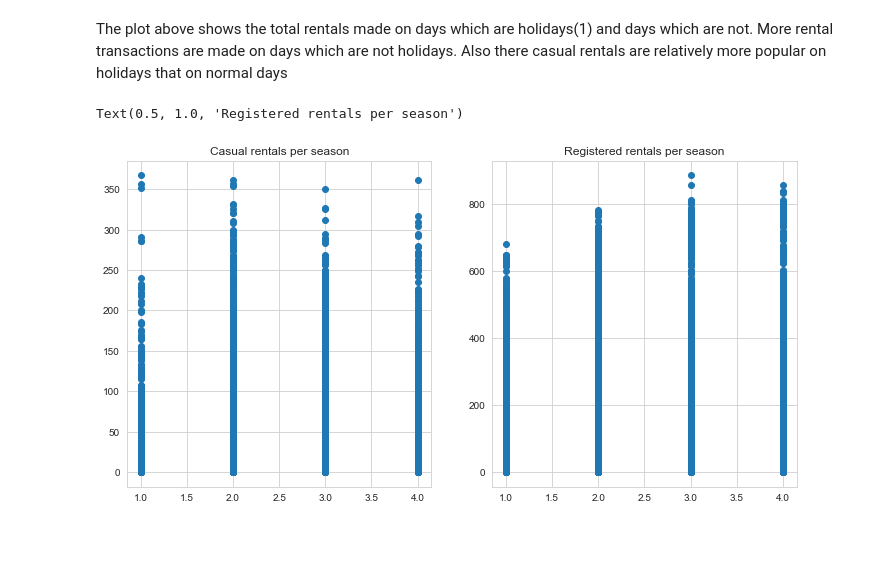
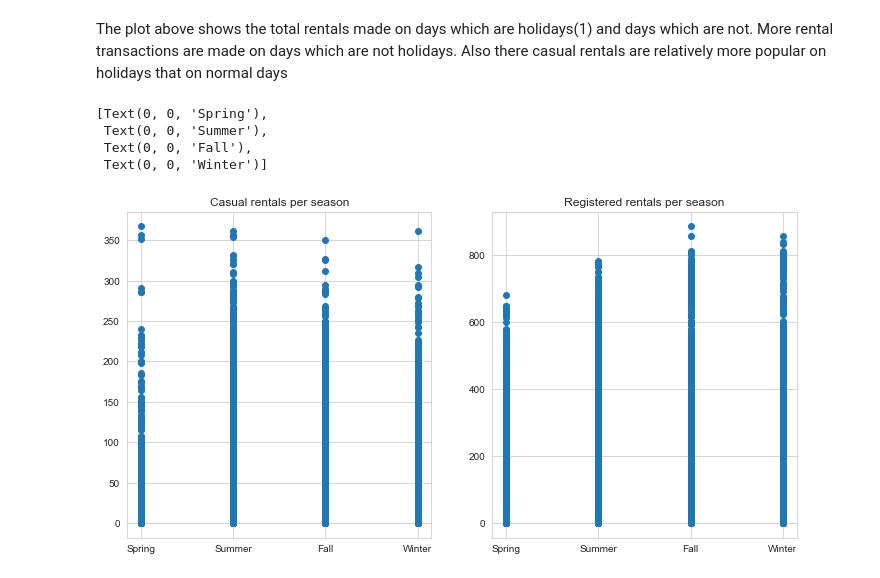
Before and after one commit to Chizzy-codes/Bicycle-Renting-Demand-Forecast-Using-Machine-Learning, a Jupyter notebook: Bicycle_sharing_system_demand_analysis.ipynb, the cells around one changed output. Drawn from its saved outputs; the diff is of its cells as text; code cells hidden in the pictures; blank space fills up the shorter version.

```diff
--- a/Bicycle_sharing_system_demand_analysis.ipynb
+++ b/Bicycle_sharing_system_demand_analysis.ipynb
@@ -175,10 +199,18 @@ The plot above shows the total rentals made on days which are holidays(1) and da
 # %%
 # checking the spread of total rentals for each season (casual and registered)
 fig, axes = plt.subplots(1,2, figsize=(12,6))
 axes[0].scatter(x='season', y='casual', data=bydf)
 axes[0].set_title('Casual rentals per season')
+axes[0].set_xticks([1.0, 2.0, 3.0, 4.0])
+axes[0].set_xticklabels(['Spring', 'Summer', 'Fall', 'Winter'])
+
 axes[1].scatter(x='season', y='registered', data=bydf)
 axes[1].set_title('Registered rentals per season')
+axes[1].set_xticks([1.0, 2.0, 3.0, 4.0])
+axes[1].set_xticklabels(['Spring', 'Summer', 'Fall', 'Winter'])
 # %% [output]
-Text(0.5, 1.0, 'Registered rentals per season')
+[Text(0, 0, 'Spring'),
+ Text(0, 0, 'Summer'),
+ Text(0, 0, 'Fall'),
+ Text(0, 0, 'Winter')]
-[figure, old version]
+[figure, new version]
```
Also changed, not shown: parts of 5 cells of this notebook.
